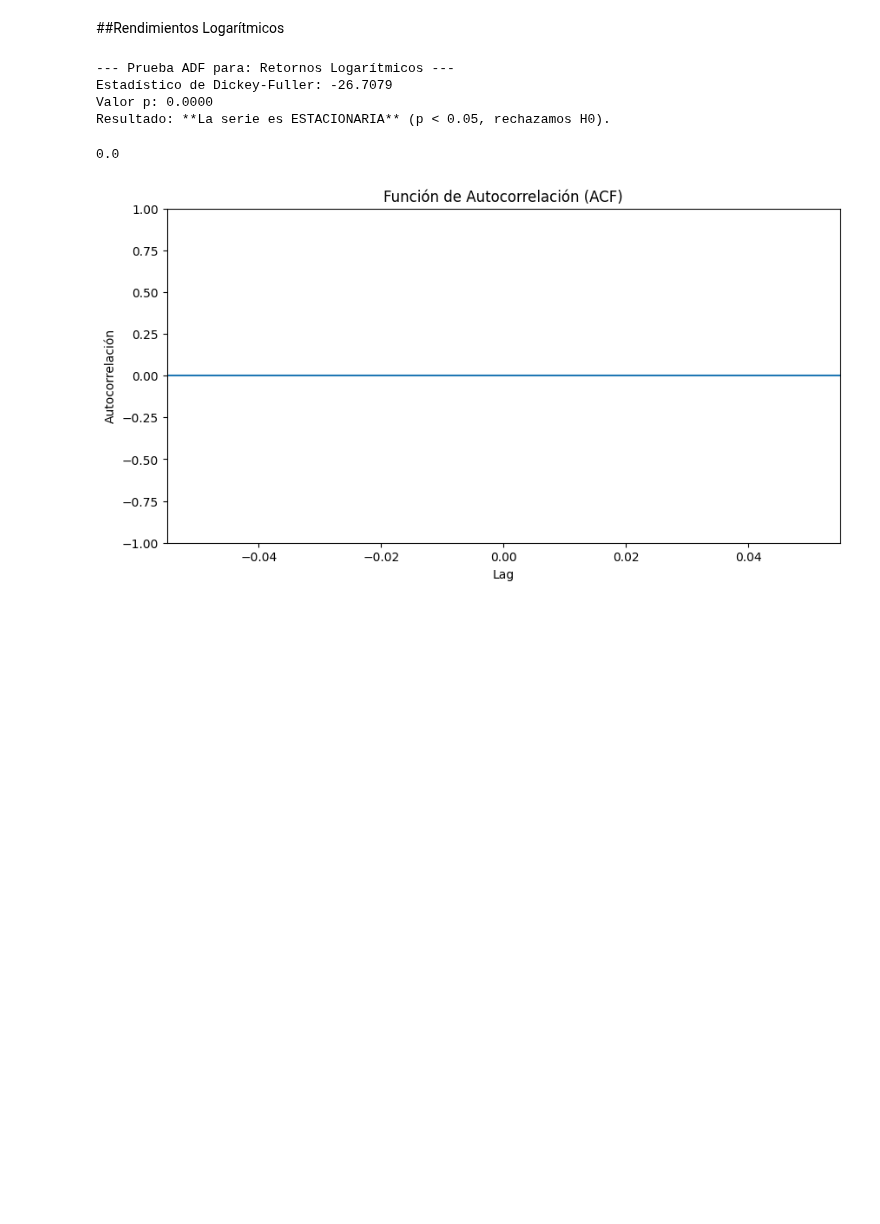
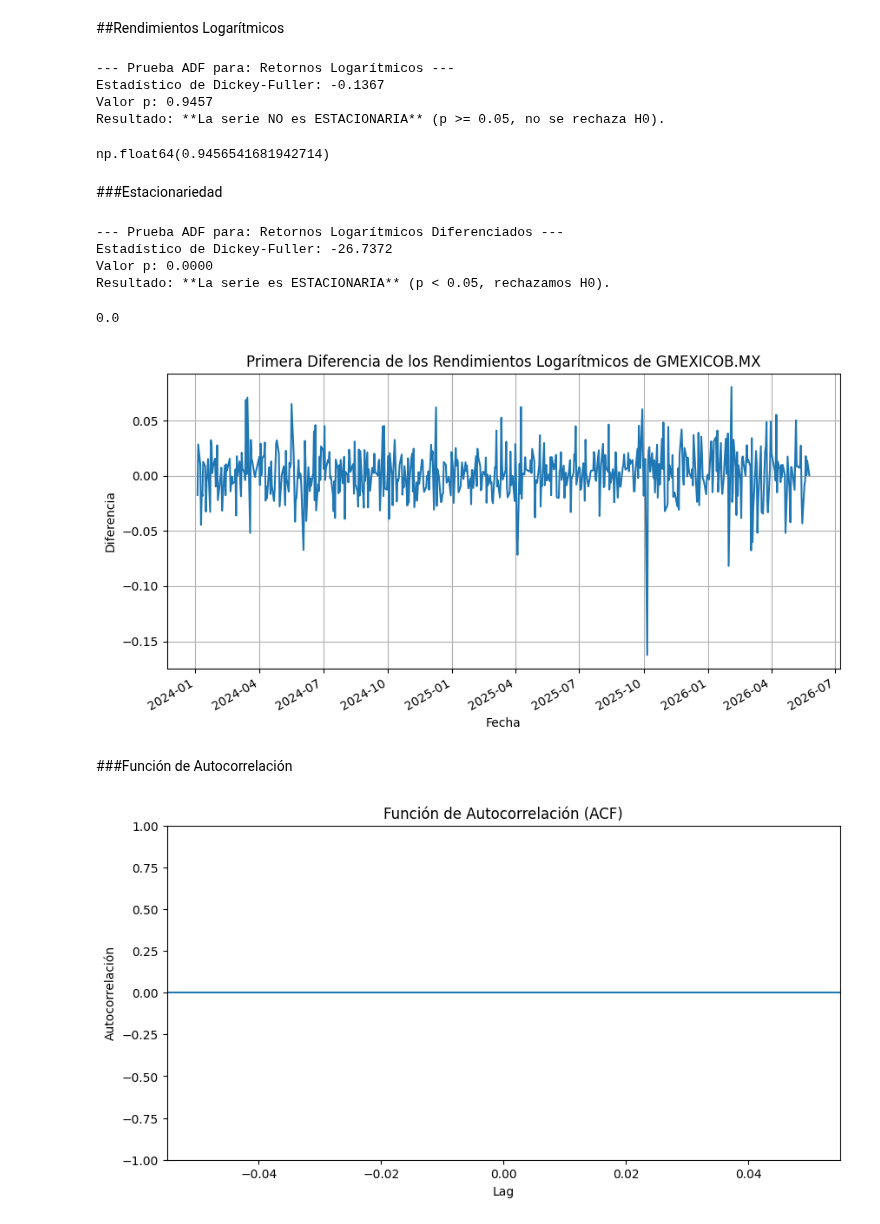
Before and after one commit to MartaPCastillo/Tesis, a Jupyter notebook: Grupo_Mexico.ipynb, the cells around one changed output. Saved outputs shown, nothing was run; the diff lists cells and outputs as text; code cells hidden in the pictures; blank space fills up the shorter version.

```diff
--- a/Grupo_Mexico.ipynb
+++ b/Grupo_Mexico.ipynb
@@ -357,0 +348,11 @@ df['rendimiento_log'] = df['log_Close'].diff().dropna()
+# %%
+#Prueba de estacionariedad (Dickey-Fuller Aumentada)
+probar_estacionariedad(df['log_Close'], "Retornos Logarítmicos")
+# %% [output]
+--- Prueba ADF para: Retornos Logarítmicos ---
+Estadístico de Dickey-Fuller: -0.1367
+Valor p: 0.9457
+Resultado: **La serie NO es ESTACIONARIA** (p >= 0.05, no se rechaza H0).
+np.float64(0.9456541681942714)
+# %% [markdown]
+###Estacionariedad
@@ -358,12 +361,25 @@ df['rendimiento_log'] = df['log_Close'].diff().dropna()
 # %%
 #Prueba de estacionariedad (Dickey-Fuller Aumentada)
-probar_estacionariedad(df['rendimiento_log'], "Retornos Logarítmicos")
+probar_estacionariedad(df['rendimiento_log'], "Retornos Logarítmicos Diferenciados")
 # %% [output]
---- Prueba ADF para: Retornos Logarítmicos ---
-Estadístico de Dickey-Fuller: -26.7079
+--- Prueba ADF para: Retornos Logarítmicos Diferenciados ---
+Estadístico de Dickey-Fuller: -26.7372
 Valor p: 0.0000
 Resultado: **La serie es ESTACIONARIA** (p < 0.05, rechazamos H0).
 0.0
+# %%
+# Visualizar la serie diferenciada
+plt.figure(figsize=(10,5))
+df['rendimiento_log'].plot()
+plt.title(f'Primera Diferencia de los Rendimientos Logarítmicos de {"GMEXICOB.MX"}')
+plt.xlabel('Fecha')
+plt.ylabel('Diferencia')
+plt.grid(True)
+plt.show()
+# %% [output]
+[figure, added]
+# %% [markdown]
+###Función de Autocorrelación
 # %%
 #Gráfica ACF
 fig, ax = plt.subplots(figsize=(10, 5))
```
Also changed, not shown: parts of 28 cells of this notebook.
